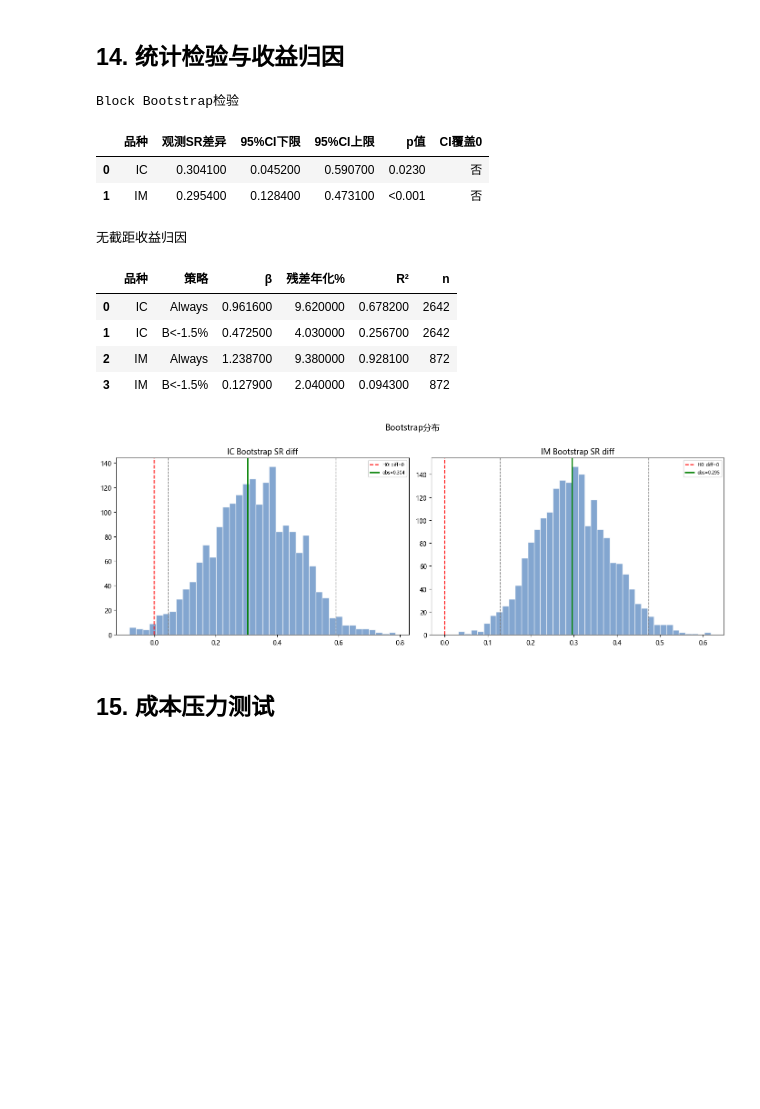
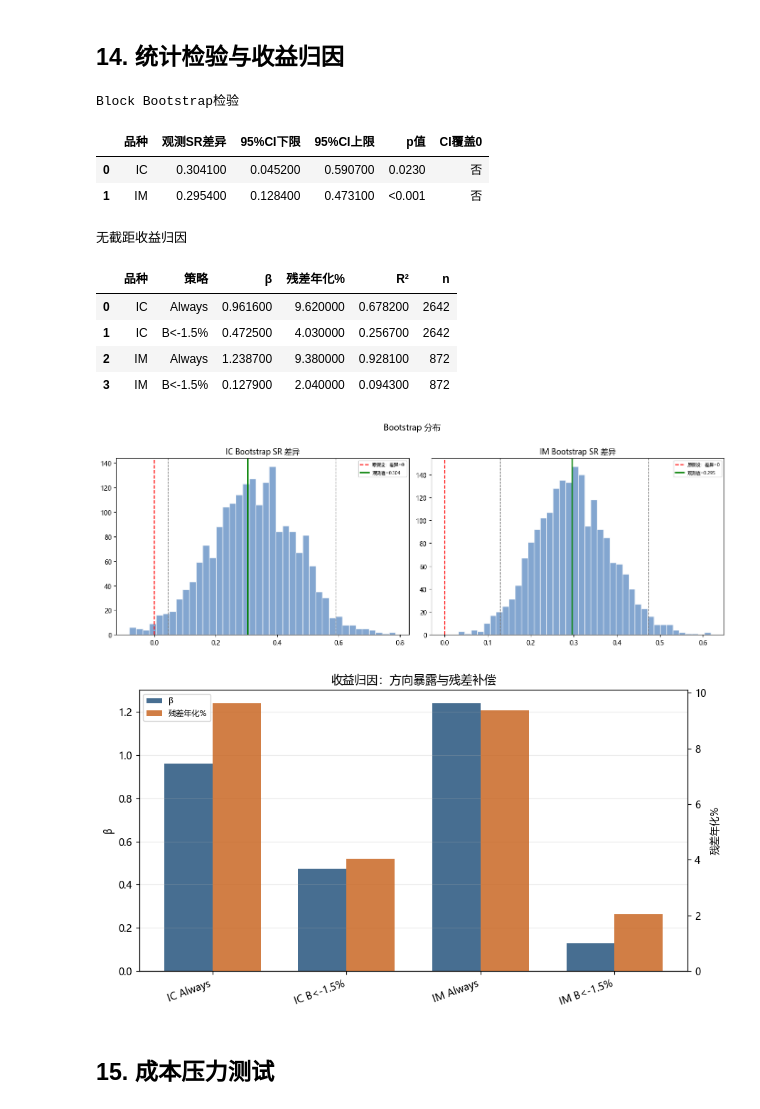
Before and after one commit to epiphany24262/stock_index_future, a Jupyter notebook: notebooks/股指期货套利策略研究.ipynb, the cells around one changed output. Cells and saved outputs as stored; diff of their text form; code cells hidden in the pictures; blank space fills up the shorter version.

```diff
--- a/notebooks/股指期货套利策略研究.ipynb
+++ b/notebooks/股指期货套利策略研究.ipynb
@@ -479,7 +550,7 @@ plt.savefig(FIGURE_DIR/'fig_heatmap.png', dpi=150, bbox_inches='tight'); plt.sho
 # %%
 # SECTION 10: Calendar Spread (with _pair_cost)
 # ================================================================
-print("\nCalendar spread...")
+display(Markdown("**跨期套利**：构建价差序列并测试均值回归型信号。"))
 def build_pairs(df_all, idx_df, mfd=3):
     df = df_all.copy(); df['date'] = pd.to_datetime(df['date'])
     df = df[~df['contract'].astype(str).str.contains('0Y', na=False)].copy()
@@ -570,10 +641,10 @@ for prod, pairs in [('IC', ic_pairs), ('IM', im_pairs)]:
     bt = backtest_spread(pairs, sig); bt['metrics'] = all_metrics(bt['daily_ret'], bt['nav'])
     bt['pairs'] = pairs; bt['signal'] = sig; spread_res[prod] = bt
     m = bt['metrics']
-    print(f"{prod} spread: Ret={m['ann_ret']*100:.2f}% Sharpe={m['sharpe']:.2f} MaxDD={m['max_dd']*100:.2f}% Trades={bt['n_trades']} Cost={bt['total_cost']:.0f}")
+    display(Markdown(f"**{prod} 跨期基准**：年化收益 {m['ann_ret']*100:.2f}%，Sharpe {m['sharpe']:.2f}，最大回撤 {m['max_dd']*100:.2f}%，交易笔数 {bt['n_trades']}，累计成本 {bt['total_cost']:.0f}。"))
 
 # Parameter scan
-print("Spread parameter scan (64 combos)...")
+display(Markdown("**参数扫描**：共 64 组组合，观察不同 lookback、入场阈值与方向设定下的表现。"))
 spread_scan = []
 for prod, pairs in [('IC', ic_pairs), ('IM', im_pairs)]:
     for lb in [30, 60, 90, 120]:
@@ -586,7 +657,7 @@ for prod, pairs in [('IC', ic_pairs), ('IM', im_pairs)]:
                     'MaxDD%': round(m['max_dd']*100, 2), '交易笔数': bt['n_trades']})
 scan_df = pd.DataFrame(spread_scan)
 pos_sharpe = scan_df[scan_df['Sharpe'] > 0]
-display(Markdown(f"**跨期参数扫描：{len(scan_df)}组，正Sharpe：{len(pos_sharpe)}组**"))
+display(Markdown(f"**跨期参数扫描**：共 {len(scan_df)} 组组合，正 Sharpe 组合 {len(pos_sharpe)} 组。"))
 
 # Spread leverage (FIXED notional)
 slev = {}
@@ -751,7 +847,7 @@ icdf = pd.DataFrame({'date': ic_main['date'].values[:len(ic_r)], 'ic_ret': ic_r}
 imdf = pd.DataFrame({'date': im_main['date'].values[:len(im_r)], 'im_ret': im_r})
 cc = icdf.merge(imdf, on='date', how='inner').dropna()
 pr = stats.pearsonr(cc['ic_ret'], cc['im_ret']); sp = stats.spearmanr(cc['ic_ret'], cc['im_ret'])
-print(f"IC-IM correlation (date-aligned, n={len(cc)}): r={pr[0]:.4f} (p={pr[1]:.4f}), ρ={sp[0]:.4f}")
+display(Markdown(f"**IC-IM 相关性**：日收益对齐后 Pearson r={pr[0]:.4f}，Spearman ρ={sp[0]:.4f}。"))
 
 fig, ax = plt.subplots(figsize=(7, 7))
 ax.scatter(cc['ic_ret']*100, cc['im_ret']*100, s=10, alpha=0.3, color='#4f81bd')
@@ -759,8 +855,8 @@ from numpy.polynomial.polynomial import polyfit
 b, m_ = polyfit(cc['ic_ret']*100, cc['im_ret']*100, 1)
 xr = np.linspace(cc['ic_ret'].min()*100, cc['ic_ret'].max()*100, 100)
 ax.plot(xr, b+m_*xr, 'r-', lw=1.5)
-ax.set_xlabel('IC daily return %'); ax.set_ylabel('IM daily return %')
-ax.set_title(f'IC-IM Correlation: r={pr[0]:.3f}, ρ={sp[0]:.3f}')
+ax.set_xlabel('IC 日收益%'); ax.set_ylabel('IM 日收益%')
+ax.set_title(f'IC-IM 日收益相关性：r={pr[0]:.3f}, ρ={sp[0]:.3f}')
 ax.grid(True, alpha=0.25); ax.axhline(0, color='gray', lw=0.5); ax.axvline(0, color='gray', lw=0.5)
 plt.tight_layout(); figure_paths.append(FIGURE_DIR/'fig_correlation.png')
 plt.savefig(FIGURE_DIR/'fig_correlation.png', dpi=150, bbox_inches='tight'); plt.show()
@@ -781,41 +877,62 @@ for prod, bt in [('IC', bt_ic), ('IM', bt_im)]:
         sr2 = bt[k1][k2]['daily_ret']; a = attribution(sr2, br)
         attr_rows.append({'品种': prod, '策略': var, 'β': round(a['beta'], 4), '残差年化%': round(a['residual_annual']*100, 2),
             'R²': round(a['r_squared'], 4), 'n': a['n']})
 
 bs_rows = []
 for prod in ['IC', 'IM']:
     bs = bs_res[prod]; p_str = f"{bs['p_value']:.4f}" if bs['p_value'] >= 0.001 else "<0.001"
     bs_rows.append({'品种': prod, '观测SR差异': round(bs['obs_diff'], 4), '95%CI下限': round(bs['ci_low'], 4),
         '95%CI上限': round(bs['ci_high'], 4), 'p值': p_str, 'CI覆盖0': '是' if bs['ci_low'] <= 0 <= bs['ci_high'] else '否'})
-display(pd.DataFrame(bs_rows).style.set_caption('Block Bootstrap检验'))
-display(pd.DataFrame(attr_rows).style.set_caption('无截距收益归因'))
+bs_df = pd.DataFrame(bs_rows)
+attr_df = pd.DataFrame(attr_rows)
+display(bs_df.style.set_caption('Block Bootstrap检验'))
+display(attr_df.style.set_caption('无截距收益归因'))
 
 # Bootstrap chart
 fig, axes = plt.subplots(1, 2, figsize=(14, 5))
 for ax, prod in [(axes[0], 'IC'), (axes[1], 'IM')]:
     bs = bs_res[prod]
     ax.hist(bs['boot_diffs'], bins=40, color='#4f81bd', alpha=0.7, edgecolor='white')
-    ax.axvline(0, color='red', lw=1.5, linestyle='--', label='H0: diff=0')
-    ax.axvline(bs['obs_diff'], color='green', lw=2, label=f"obs={bs['obs_diff']:.3f}")
+    ax.axvline(0, color='red', lw=1.5, linestyle='--', label='原假设：差异=0')
+    ax.axvline(bs['obs_diff'], color='green', lw=2, label=f"观测值={bs['obs_diff']:.3f}")
     ax.axvline(bs['ci_low'], color='gray', lw=1, linestyle='--'); ax.axvline(bs['ci_high'], color='gray', lw=1, linestyle='--')
-    ax.set_title(f'{prod} Bootstrap SR diff'); ax.legend(fontsize=7)
-plt.suptitle('Bootstrap分布', fontsize=13, y=1.01)
+    ax.set_title(f'{prod} Bootstrap SR 差异'); ax.legend(fontsize=7)
+plt.suptitle('Bootstrap 分布', fontsize=13, y=1.01)
 plt.tight_layout(); figure_paths.append(FIGURE_DIR/'fig_bootstrap.png')
 plt.savefig(FIGURE_DIR/'fig_bootstrap.png', dpi=150, bbox_inches='tight'); plt.show()
 
-# ================================================================
+# Attribution chart
+fig, ax1 = plt.subplots(figsize=(9, 5))
+labels = [f"{r['品种']} {r['策略']}" for r in attr_rows]
+x = np.arange(len(labels))
+beta_vals = [r['β'] for r in attr_rows]
+resid_vals = [r['残差年化%'] for r in attr_rows]
+ax1.bar(x - 0.18, beta_vals, width=0.36, color='#1f4e79', alpha=0.82, label='β')
+ax1.set_ylabel('β')
+ax1.axhline(0, color='black', lw=0.8)
+ax2 = ax1.twinx()
+ax2.bar(x + 0.18, resid_vals, width=0.36, color='#c55a11', alpha=0.78, label='残差年化%')
+ax2.set_ylabel('残差年化%')
+ax1.set_xticks(x); ax1.set_xticklabels(labels, rotation=20, ha='right')
+ax1.set_title('收益归因：方向暴露与残差补偿')
+lines1, labels1 = ax1.get_legend_handles_labels(); lines2, labels2 = ax2.get_legend_handles_labels()
+ax1.legend(lines1 + lines2, labels1 + labels2, loc='upper left', fontsize=8)
+ax1.grid(axis='y', alpha=0.25)
+plt.tight_layout(); figure_paths.append(FIGURE_DIR/'fig_attribution.png')
+plt.savefig(FIGURE_DIR/'fig_attribution.png', dpi=150, bbox_inches='tight'); plt.show()
 # %% [output]
 Block Bootstrap检验
 |  | 品种 | 观测SR差异 | 95%CI下限 | 95%CI上限 | p值 | CI覆盖0 |
 | 0 | IC | 0.304100 | 0.045200 | 0.590700 | 0.0230 | 否 |
 | 1 | IM | 0.295400 | 0.128400 | 0.473100 | <0.001 | 否 |
 无截距收益归因
 |  | 品种 | 策略 | β | 残差年化% | R² | n |
 | 0 | IC | Always | 0.961600 | 9.620000 | 0.678200 | 2642 |
 | 1 | IC | B<-1.5% | 0.472500 | 4.030000 | 0.256700 | 2642 |
 | 2 | IM | Always | 1.238700 | 9.380000 | 0.928100 | 872 |
 | 3 | IM | B<-1.5% | 0.127900 | 2.040000 | 0.094300 | 872 |
-[figure, old version]
+[figure, new version]
+[figure, added]
 # %% [markdown]
 ## 15. 成本压力测试
 # %%
```
Also changed, not shown: parts of 17 cells of this notebook, 18 other files.
